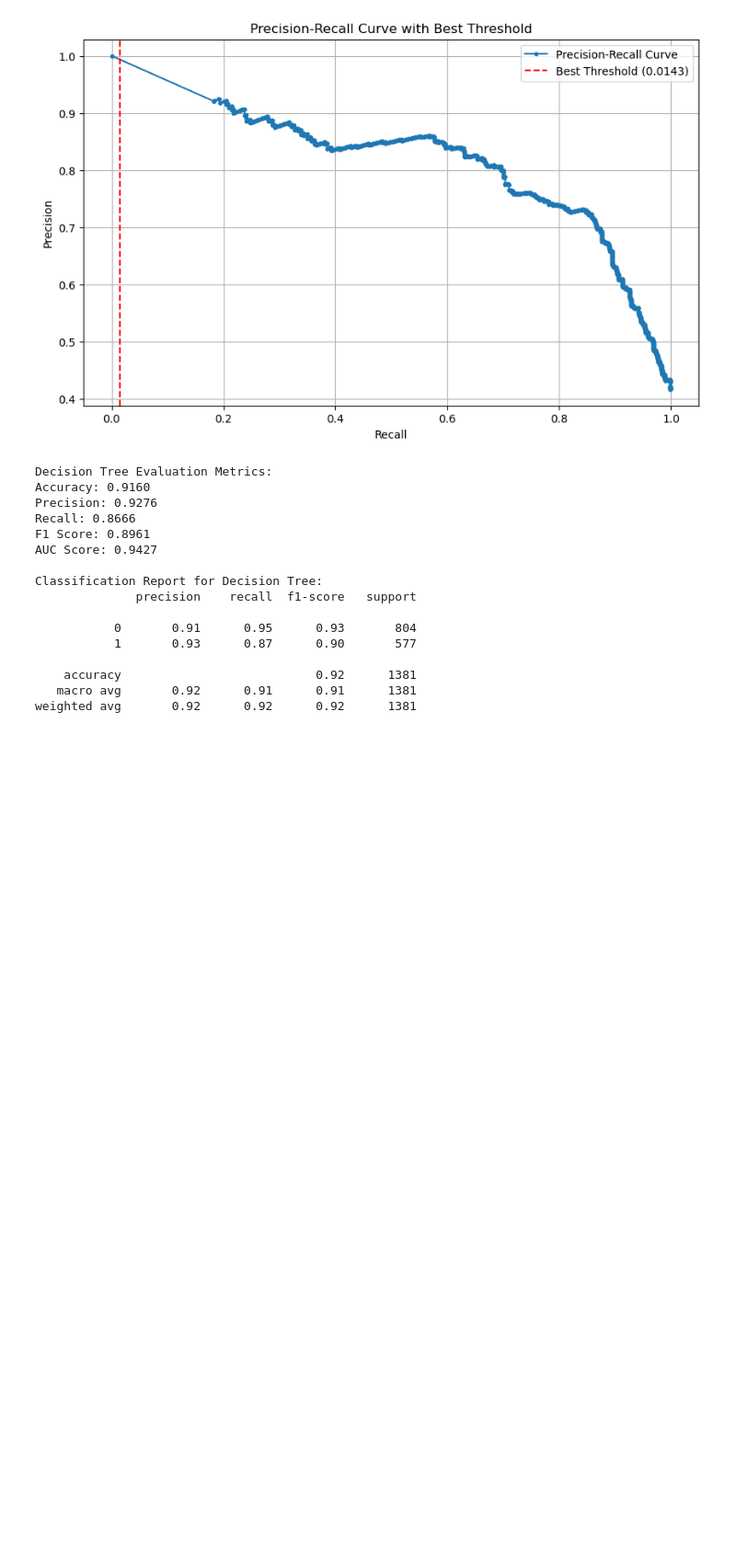
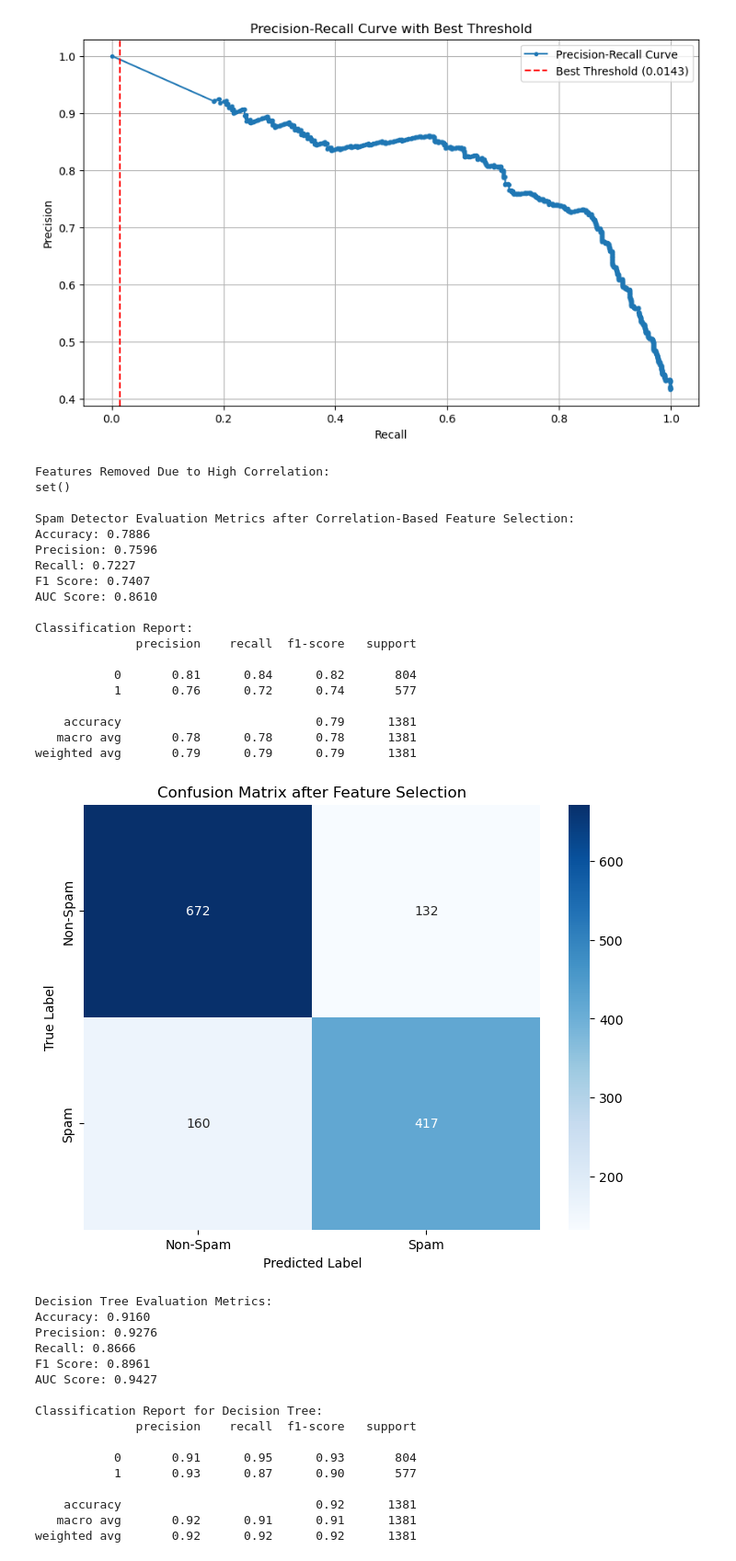
Before and after one commit to AyaCh21/Spam-Email, a Jupyter notebook: Test.ipynb, the cells around one changed output. Shown at 92% size. Drawn from its saved outputs; the diff is of its cells as text; code cells hidden in the pictures; blank space fills up the shorter version.

Commit message:
added feature feature selection : tuning multinomial model

```diff
--- a/Test.ipynb
+++ b/Test.ipynb
@@ -440,6 +458,85 @@ Optimized Classification Report for Spam Email Detection:
    macro avg       0.80      0.81      0.80      1381
 weighted avg       0.82      0.80      0.81      1381
 [figure]
+# %%
+# Tuning the Multinomial Naive Bayes with feature selection
+#  Correlation Analysis to Identify Highly Correlated Features
+correlation_threshold = 0.75  #  high correlation
+correlation_matrix = data.corr()
+
+# Find highly correlated features
+high_corr_features = set()
+for i in range(len(correlation_matrix.columns)):
+    for j in range(i):
+        if abs(correlation_matrix.iloc[i, j]) > correlation_threshold:
+            colname = correlation_matrix.columns[i]
+            high_corr_features.add(colname)
+
+# Remove highly correlated features
+print("\nFeatures Removed Due to High Correlation:")
+print(high_corr_features)
+data = data.drop(columns=high_corr_features)
+
+#  Handle class imbalance using SMOTE
+smote = SMOTE(random_state=42)
+X_train_resampled, y_train_resampled = smote.fit_resample(X_train, y_train)
+
+# Train the Multinomial Naive Bayes model
+spam_detector = MultinomialNB()
+spam_detector.fit(X_train_resampled, y_train_resampled)
+
+# Make predictions
+y_pred = spam_detector.predict(X_test)
+y_prob = spam_detector.predict_proba(X_test)[:, 1]  # Get probabilities for the positive class
+
+#  Evaluate the model
+accuracy = accuracy_score(y_test, y_pred)
+precision = precision_score(y_test, y_pred)
+recall = recall_score(y_test, y_pred)
+f1 = f1_score(y_test, y_pred)
+conf_matrix = confusion_matrix(y_test, y_pred)
+auc_score = roc_auc_score(y_test, y_prob)
+
+# Print evaluation metrics
+print("\nSpam Detector Evaluation Metrics after Correlation-Based Feature Selection:")
+print(f"Accuracy: {accuracy:.4f}")
+print(f"Precision: {precision:.4f}")
+print(f"Recall: {recall:.4f}")
+print(f"F1 Score: {f1:.4f}")
+print(f"AUC Score: {auc_score:.4f}")
+
+# Classification report
+print("\nClassification Report:")
+print(classification_report(y_test, y_pred))
+
+# Confusion matrix
+plt.figure(figsize=(8, 6))
+sns.heatmap(conf_matrix, annot=True, fmt='d', cmap='Blues', xticklabels=['Non-Spam', 'Spam'], yticklabels=['Non-Spam', 'Spam'])
+plt.title('Confusion Matrix after Feature Selection')
+plt.xlabel('Predicted Label')
+plt.ylabel('True Label')
+plt.show()
+# %% [output]
+Features Removed Due to High Correlation:
+set()
+
+Spam Detector Evaluation Metrics after Correlation-Based Feature Selection:
+Accuracy: 0.7886
+Precision: 0.7596
+Recall: 0.7227
+F1 Score: 0.7407
+AUC Score: 0.8610
+
+Classification Report:
+              precision    recall  f1-score   support
+
+           0       0.81      0.84      0.82       804
+           1       0.76      0.72      0.74       577
+
+    accuracy                           0.79      1381
+   macro avg       0.78      0.78      0.78      1381
+weighted avg       0.79      0.79      0.79      1381
+[figure, added]
 # %%
 
 #  Decision Tree model
```
Also changed, not shown: parts of 4 cells of this notebook.
